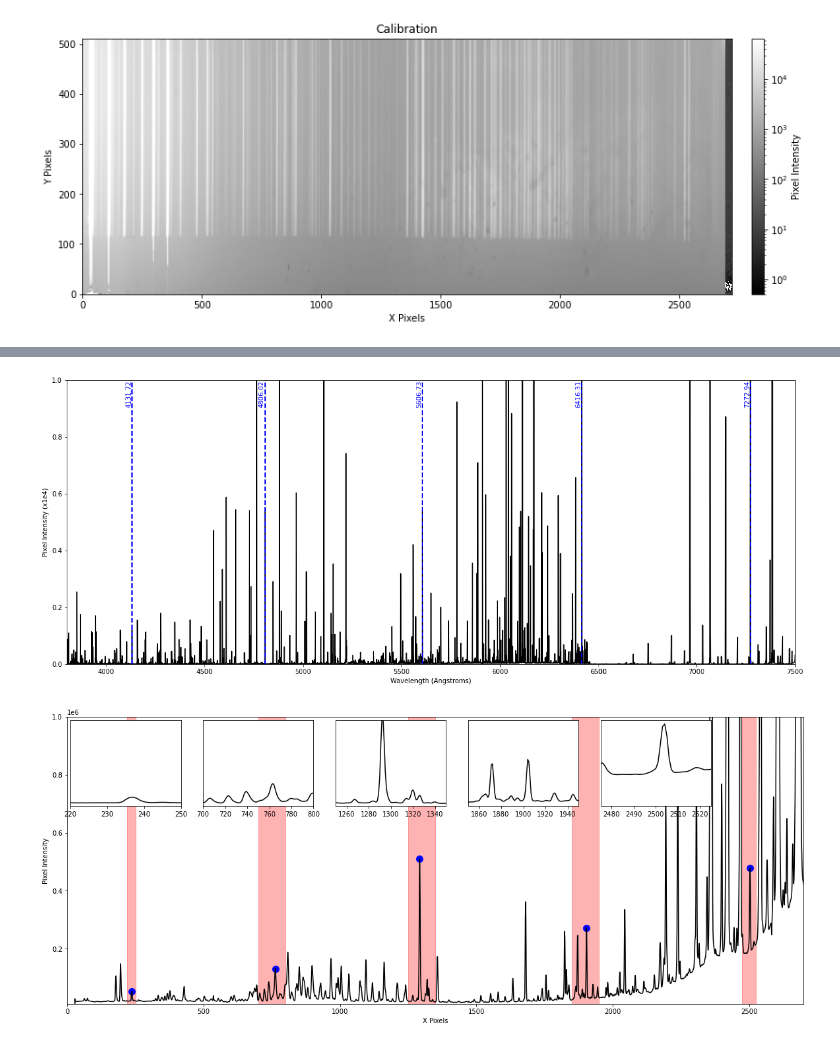
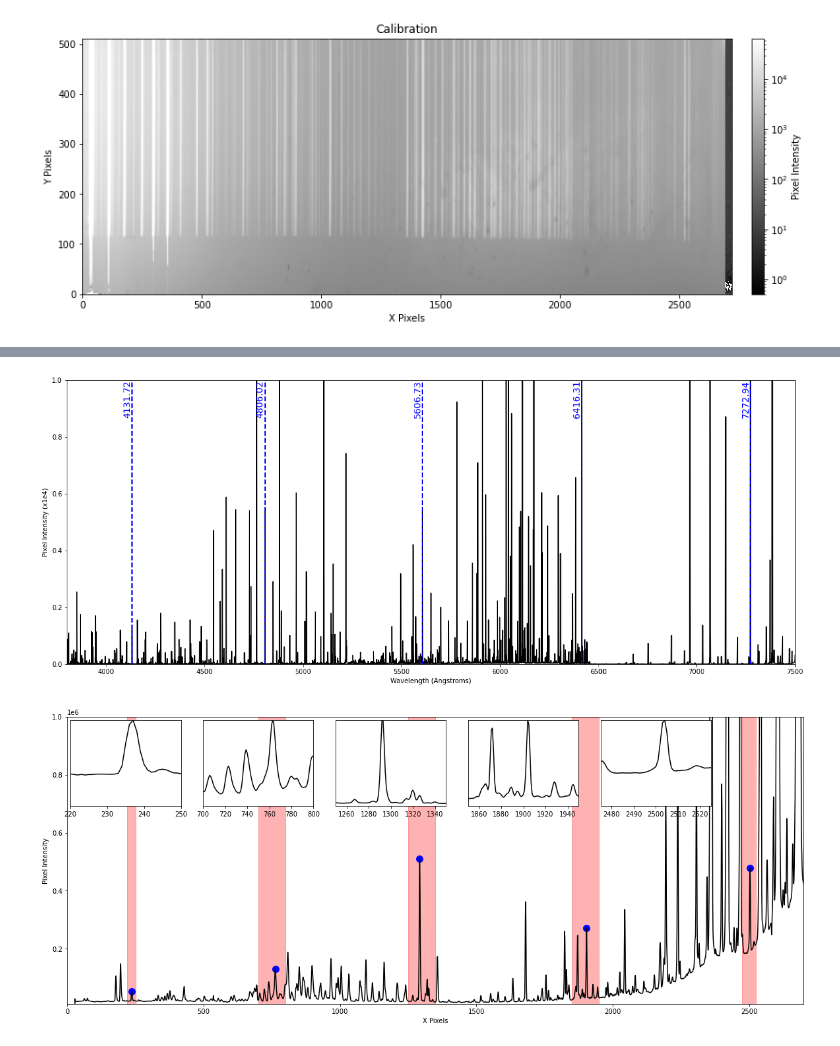
Before and after one commit to astronamanj/641_Observational_Techniques, a Jupyter notebook: omm_spectograph/calibration_and_analysis.ipynb, the cells around one changed output, grey strips where cells are left out. Drawn from its saved outputs; the diff is of its cells as text; code cells hidden in the pictures.

```diff
--- a/omm_spectograph/calibration_and_analysis.ipynb
+++ b/omm_spectograph/calibration_and_analysis.ipynb
@@ -44,6 +44,7 @@ DISPAXIS=                    1  / Direction spectrale
 [figure]
 # %%
 arc_spectrum = fn.spectrum(arc, 300, 20)
+arc_spectrum = np.flip(arc_spectrum)
 
 fig, ax = plt.subplots(figsize=(15, 5))
 ax.plot(arc_spectrum, color='black')
@@ -91,42 +92,40 @@ ax.set_ylabel('Pixel Intensity (x1e4)')
 ax.set_xscale('linear')
 ax.set_xlim(3800, 7500)
 ax.set_ylim(0, 1e4)
 ax.yaxis.set_major_formatter(plt.FuncFormatter(lambda x, loc: "{:.01f}".format(x / 1e4)))
 
 # identifying lines
 lines = [4131.72, 4806.02, 5606.73, 6416.31, 7272.94]
 for x in lines:
     ax.axvline(x, color='blue', linestyle='--', linewidth=2)
-    ax.text(x, ax.get_ylim()[1], f'{x}', rotation=90, verticalalignment='top', horizontalalignment='right', color='blue')
+    ax.text(x, ax.get_ylim()[1], f'{x}', rotation=90, verticalalignment='top', horizontalalignment='right', color='blue', fontsize=14)
 
 plt.show()
 
 fig, ax = plt.subplots(figsize=(20, 8))
-ax.plot(np.flip(arc_spectrum), color='black')
+ax.plot(arc_spectrum, color='black')
 ax.set_xlabel('X Pixels')
 ax.set_ylabel('Pixel Intensity')
 #ax.set_yscale('log')
 ax.set_xlim(0, 2700)
 ax.set_ylim(1e4, 1e6)
 
 # identifying lines
 ranges = [(220, 250), (700, 800), (1250, 1350), (1850, 1950), (2475, 2525)]
+peaks = []
 
 for i, (start, end) in enumerate(ranges):
     ax.axvspan(start, end, color='red', alpha=0.3)
-    inset_height = 5e5 if i != 0 else 5e5  # Avoid division by zero
-    create_inset(np.flip(arc_spectrum), ax, start, end, 0, inset_height, 0.18 * i, 0.0)
+    create_inset(arc_spectrum, ax, start, end, 0.18 * i, 0.0)
 
-peaks = []
-for start, end in ranges:
-    max_value, peak = fn.find_maximum_peak_in_range(np.flip(arc_spectrum), start, end)
+    max_value, peak = fn.find_maximum_peak_in_range(arc_spectrum, start, end)
     peaks.append(peak)
     ax.scatter(peak, max_value, color='blue', s=100)
 
 plt.show()
 # %% [output]
-[figure, old version]
+[figure, new version]
-[figure, old version]
+[figure, new version]
 # %%
 plt.figure(figsize=(6, 6))
 plt.scatter(peaks, lines, color='black')
```
Also changed, not shown: parts of 3 cells of this notebook, 1 other file.
